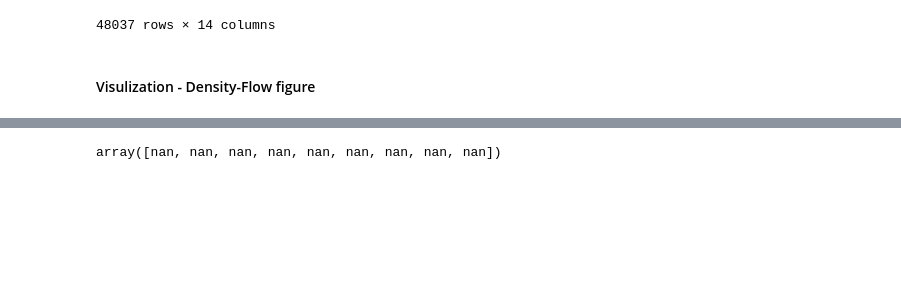
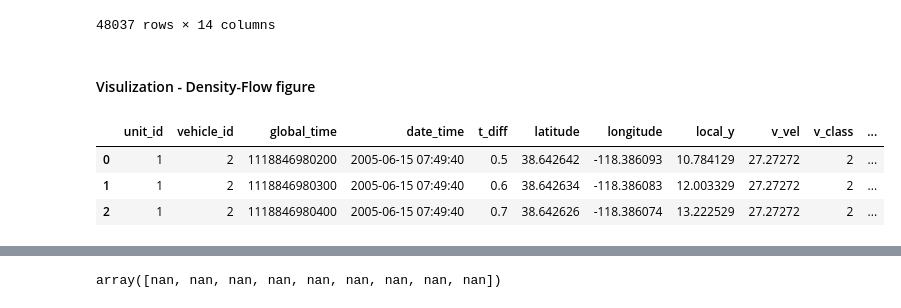
Before and after one commit to ZhaobinMo/NGSIM, a Jupyter notebook: dataprocess.ipynb, the cells around one changed output, grey strips where cells are left out. Drawn from its saved outputs; the diff is of its cells as text; code cells hidden in the pictures; blank space fills up the shorter version.

```diff
--- a/dataprocess.ipynb
+++ b/dataprocess.ipynb
@@ -147,3 +200,19 @@ dfSet
 48037 rows × 14 columns
 # %% [markdown]
 #### Visulization - Density-Flow figure
+# %%
+# load the data from the csv
+import pandas as pd
+import numpy as np
+location = 'Us101'
+# location = 'I80'
+lane_id = 2
+filepath = "C:\\Users\\Zhaobin\\Desktop\\Columbia\\NGSIM\\Git\\NGSIM\\data\\"
+filename = 'tra{}Gap01s_lane{}.csv'.format(location, lane_id)
+df = pd.read_csv(filepath + filename)
+df.head(3)
+# %% [output]
+|  | unit_id | vehicle_id | global_time | date_time | t_diff | latitude | longitude | local_y | v_vel | v_class | ... |
+| 0 | 1 | 2 | 1118846980200 | 2005-06-15 07:49:40 | 0.5 | 38.642642 | -118.386093 | 10.784129 | 27.27272 | 2 | ... |
+| 1 | 1 | 2 | 1118846980300 | 2005-06-15 07:49:40 | 0.6 | 38.642634 | -118.386083 | 12.003329 | 27.27272 | 2 | ... |
+| 2 | 1 | 2 | 1118846980400 | 2005-06-15 07:49:40 | 0.7 | 38.642626 | -118.386074 | 13.222529 | 27.27272 | 2 | ... |
```
Also changed, not shown: parts of 15 cells of this notebook, 1 other file.
